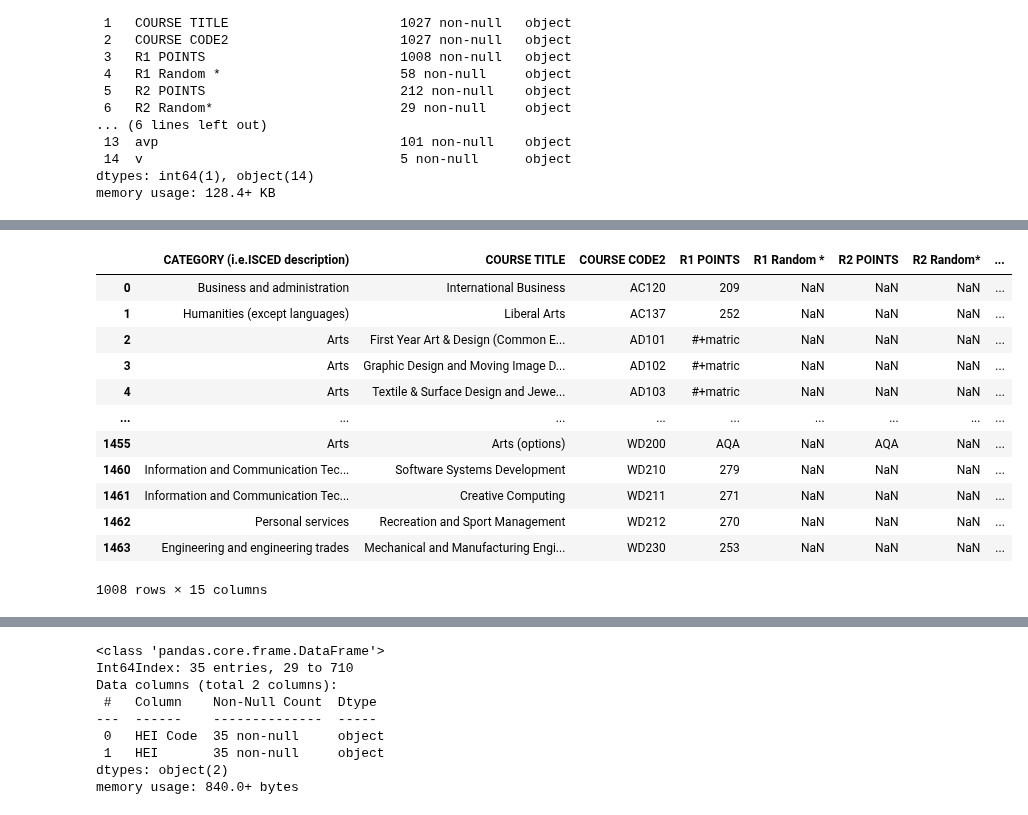
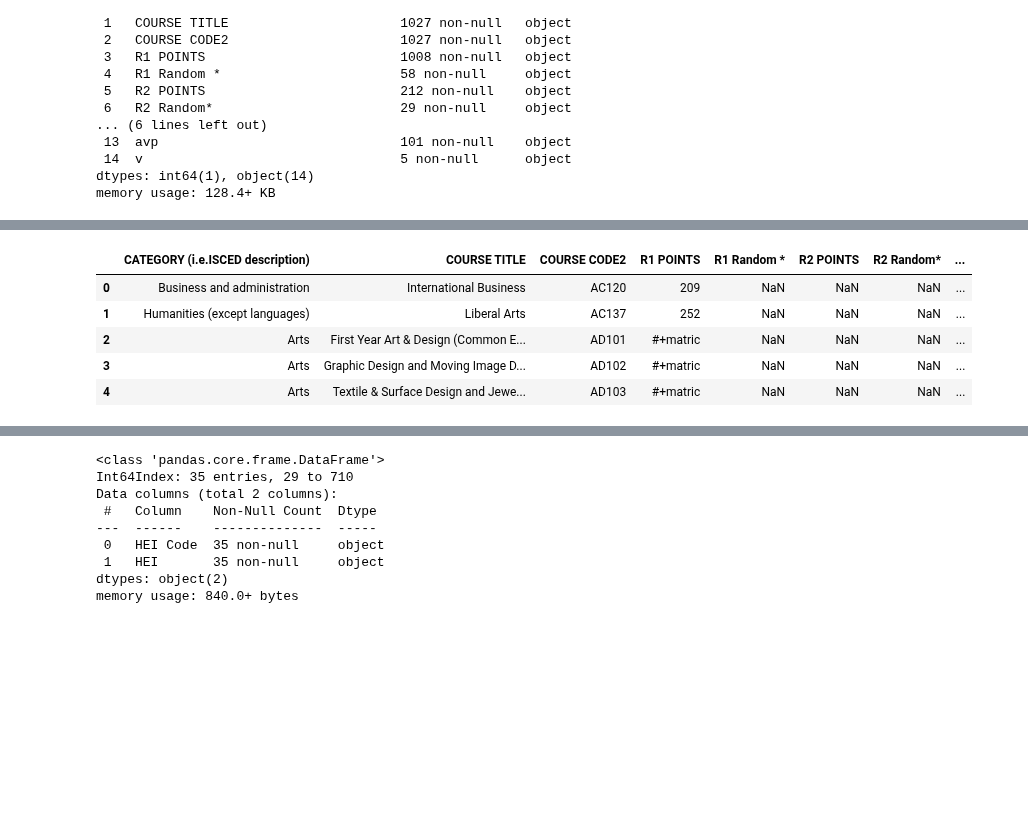
Before and after one commit to donneger/data_analysis_assessment, a Jupyter notebook: cao_assignment/cao.ipynb, the cells around one changed output, grey strips where cells are left out. Cells and saved outputs as stored; diff of their text form; code cells hidden in the pictures; blank space fills up the shorter version.

```diff
--- a/cao_assignment/cao.ipynb
+++ b/cao_assignment/cao.ipynb
@@ -325,22 +303,15 @@ df2020_lvl8[nullpoints_20]
 # %%
 # Get only the 2020 courses that have data in the R1 points column, will have a look further to see if they are all valid points data.
 notnullr1 = pd.notnull(df2020_lvl8['R1 POINTS'])
 df2020_lvl8 = df2020_lvl8[notnullr1]
-df2020_lvl8
+df2020_lvl8.head()
 # %% [output]
 |  | CATEGORY (i.e.ISCED description) | COURSE TITLE | COURSE CODE2 | R1 POINTS | R1 Random * | R2 POINTS | R2 Random* | ... |
 | 0 | Business and administration | International Business | AC120 | 209 | NaN | NaN | NaN | ... |
 | 1 | Humanities (except languages) | Liberal Arts | AC137 | 252 | NaN | NaN | NaN | ... |
 | 2 | Arts | First Year Art & Design (Common E... | AD101 | #+matric | NaN | NaN | NaN | ... |
 | 3 | Arts | Graphic Design and Moving Image D... | AD102 | #+matric | NaN | NaN | NaN | ... |
 | 4 | Arts | Textile & Surface Design and Jewe... | AD103 | #+matric | NaN | NaN | NaN | ... |
-| ... | ... | ... | ... | ... | ... | ... | ... | ... |
-| 1455 | Arts | Arts (options) | WD200 | AQA | NaN | AQA | NaN | ... |
-| 1460 | Information and Communication Tec... | Software Systems Development | WD210 | 279 | NaN | NaN | NaN | ... |
-| 1461 | Information and Communication Tec... | Creative Computing | WD211 | 271 | NaN | NaN | NaN | ... |
-| 1462 | Personal services | Recreation and Sport Management | WD212 | 270 | NaN | NaN | NaN | ... |
-| 1463 | Engineering and engineering trades | Mechanical and Manufacturing Engi... | WD230 | 253 | NaN | NaN | NaN | ... |
-1008 rows × 15 columns
 # %%
 # Rename the Columns to the standard list.
 df2020_lvl8=df2020_lvl8.rename(columns={'COURSE CODE2':'Course Code', 'COURSE TITLE':'Course Title','CATEGORY (i.e.ISCED description)': 'ISCED', 'R1 POINTS':'R1 Points'})
```
Also changed, not shown: parts of 21 cells of this notebook.
